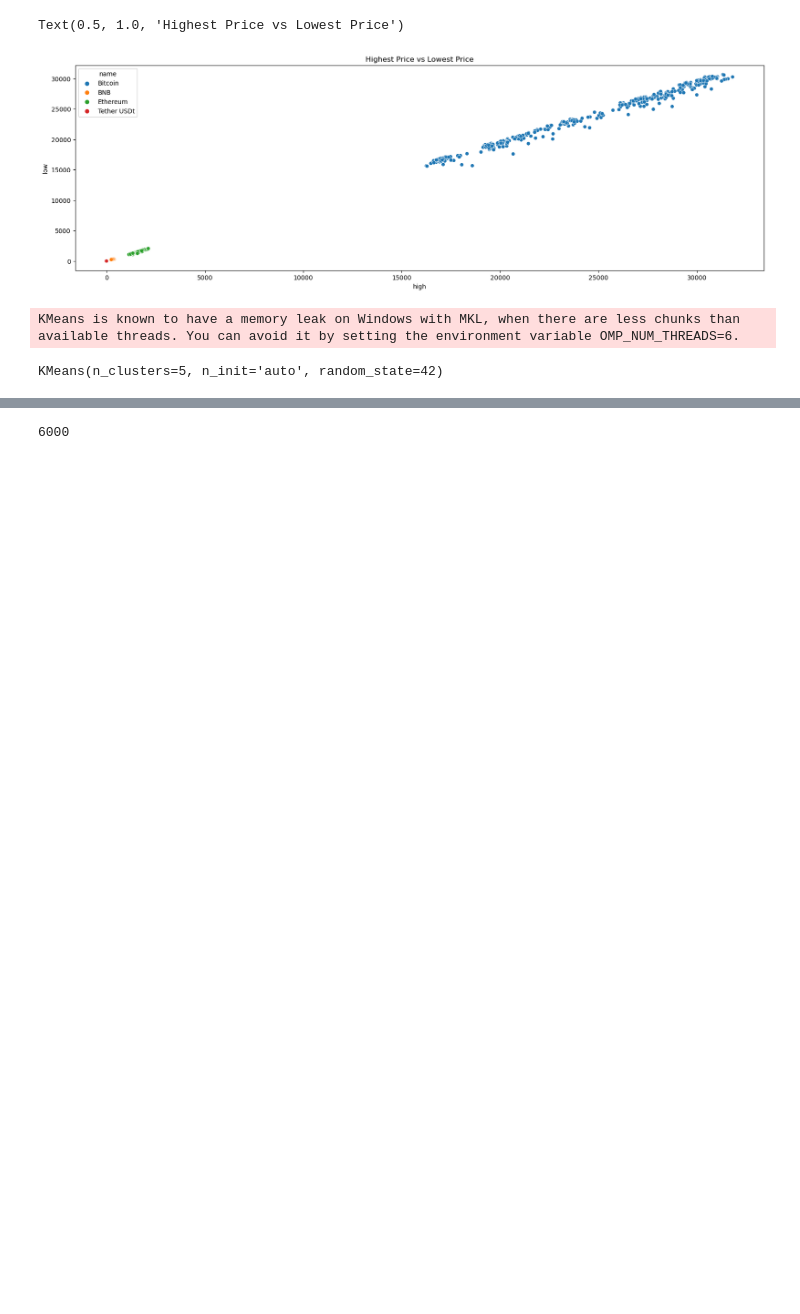
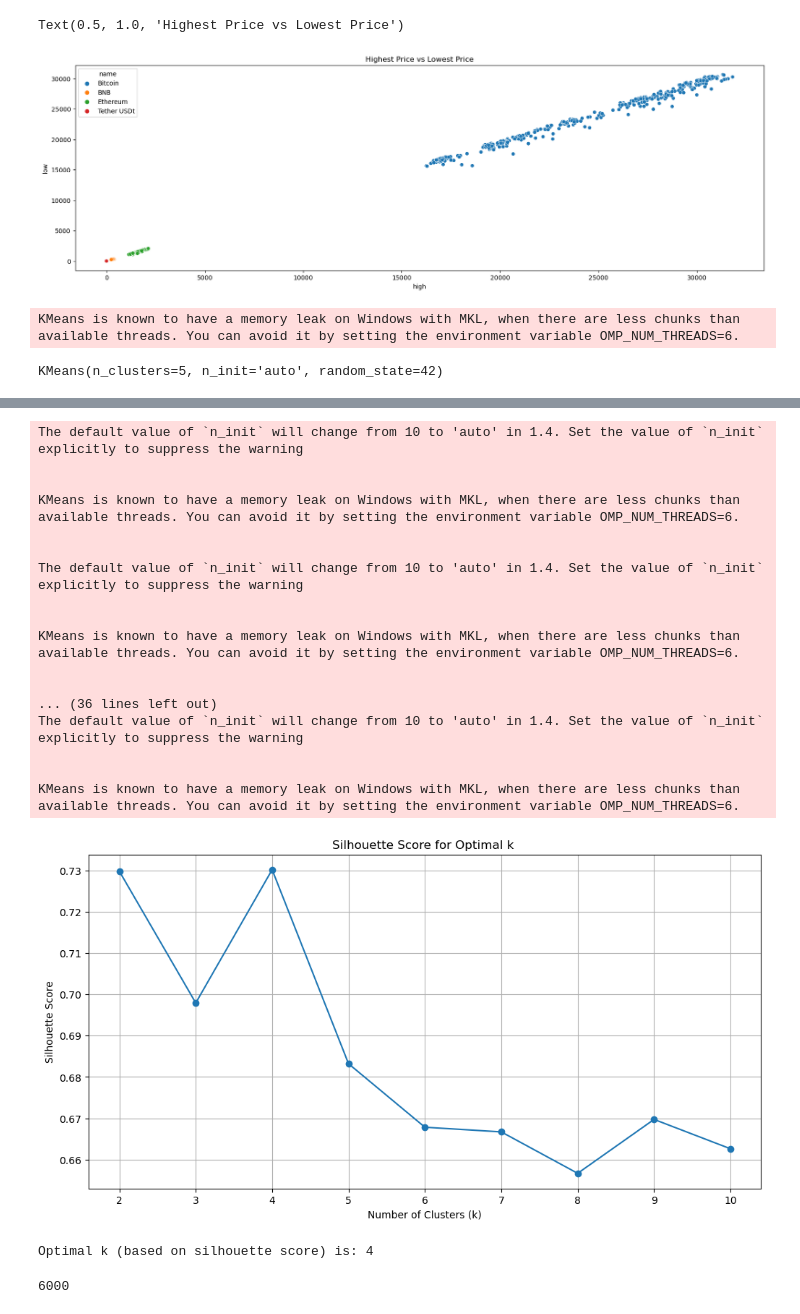
Before and after one commit to qdsb/crypto, a Jupyter notebook: probelm_1_mf.ipynb, the cells around one changed output, grey strips where cells are left out. Cells and saved outputs as stored; diff of their text form; code cells hidden in the pictures; blank space fills up the shorter version.

```diff
--- a/probelm_1_mf.ipynb
+++ b/probelm_1_mf.ipynb
@@ -144,3 +186,44 @@ KMeans is known to have a memory leak on Windows with MKL, when there are less c
+# %%
+from sklearn.metrics import silhouette_score as shs
+
+silhouette_scores = []
+k_values = range(2 , 11)
+for k in k_values:
+    kmeans = KMeans(n_clusters = k , random_state = 0)
+    cluster_labels = kmeans.fit_predict(X)
+    silhouette_avg = shs(X, cluster_labels)
+    silhouette_scores.append(silhouette_avg)
+
+plt.figure(figsize = (12 , 6))
+plt.plot(k_values , silhouette_scores , marker = 'o' , linestyle = '-')
+plt.title('Silhouette Score for Optimal k ')
+plt.xlabel('Number of Clusters (k)')
+plt.ylabel('Silhouette Score')
+plt.grid(True)
+plt.show()
+
+optimal_k = k_values[silhouette_scores.index((max(silhouette_scores)))]
+print(f'Optimal k (based on silhouette score) is: {optimal_k}')
+# %% [output]
+The default value of `n_init` will change from 10 to 'auto' in 1.4. Set the value of `n_init` explicitly to suppress the warning
+
+
+KMeans is known to have a memory leak on Windows with MKL, when there are less chunks than available threads. You can avoid it by setting the environment variable OMP_NUM_THREADS=6.
+
+
+The default value of `n_init` will change from 10 to 'auto' in 1.4. Set the value of `n_init` explicitly to suppress the warning
+
+
+KMeans is known to have a memory leak on Windows with MKL, when there are less chunks than available threads. You can avoid it by setting the environment variable OMP_NUM_THREADS=6.
+
+
+... (36 lines left out)
+The default value of `n_init` will change from 10 to 'auto' in 1.4. Set the value of `n_init` explicitly to suppress the warning
+
+
+KMeans is known to have a memory leak on Windows with MKL, when there are less chunks than available threads. You can avoid it by setting the environment variable OMP_NUM_THREADS=6.
+[figure, added]
+Optimal k (based on silhouette score) is: 4
 # %%
 from sklearn.metrics import silhouette_score as shs
 
```
Also changed, not shown: parts of 10 cells of this notebook.
